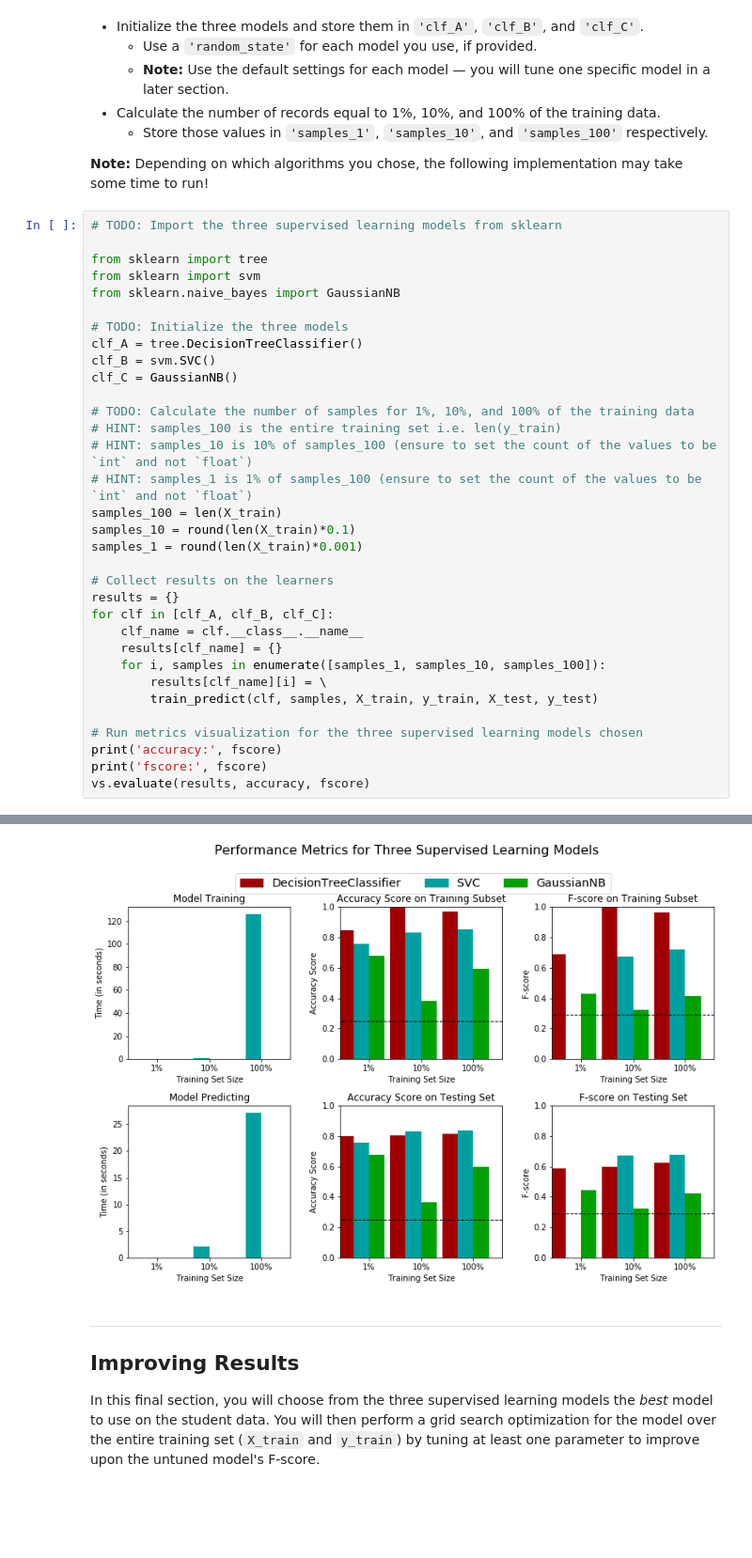
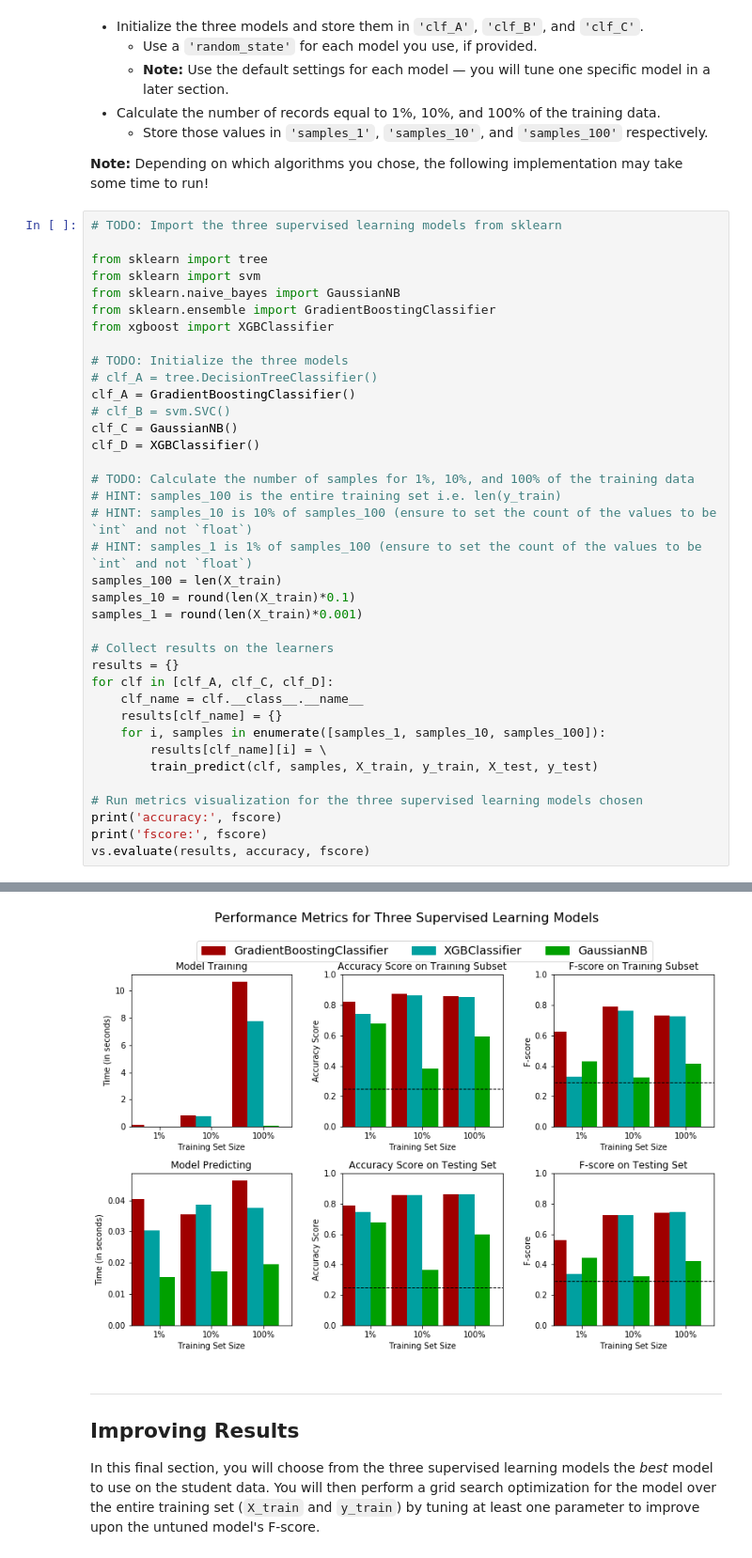
Before and after one commit to walkiria/DataScienceNanodegree, a Jupyter notebook: finding_donors/finding_donors.ipynb, the cells around one changed output, grey strips where cells are left out. Shown at 94% size. Drawn from its saved outputs; the diff is of its cells as text; blank space fills up the shorter version.

```diff
--- a/finding_donors/finding_donors.ipynb
+++ b/finding_donors/finding_donors.ipynb
@@ -402,11 +402,15 @@ In the code cell, you will need to implement the following:
 from sklearn import tree
 from sklearn import svm
 from sklearn.naive_bayes import GaussianNB
+from sklearn.ensemble import GradientBoostingClassifier
+from xgboost import XGBClassifier
 
 # TODO: Initialize the three models
-clf_A = tree.DecisionTreeClassifier()
-clf_B = svm.SVC()
+# clf_A = tree.DecisionTreeClassifier()
+clf_A = GradientBoostingClassifier()
+# clf_B = svm.SVC()
 clf_C = GaussianNB()
+clf_D = XGBClassifier()
 
 # TODO: Calculate the number of samples for 1%, 10%, and 100% of the training data
 # HINT: samples_100 is the entire training set i.e. len(y_train)
@@ -418,7 +422,7 @@ samples_1 = round(len(X_train)*0.001)
 
 # Collect results on the learners
 results = {}
-for clf in [clf_A, clf_B, clf_C]:
+for clf in [clf_A, clf_C, clf_D]:
     clf_name = clf.__class__.__name__
     results[clf_name] = {}
     for i, samples in enumerate([samples_1, samples_10, samples_100]):
@@ -442,4 +448,4 @@ GaussianNB trained on 36177 samples.
-[figure, old version]
+[figure, new version]
 # %% [markdown]
 ----
 ## Improving Results
```
Also changed, not shown: parts of 2 cells of this notebook.
